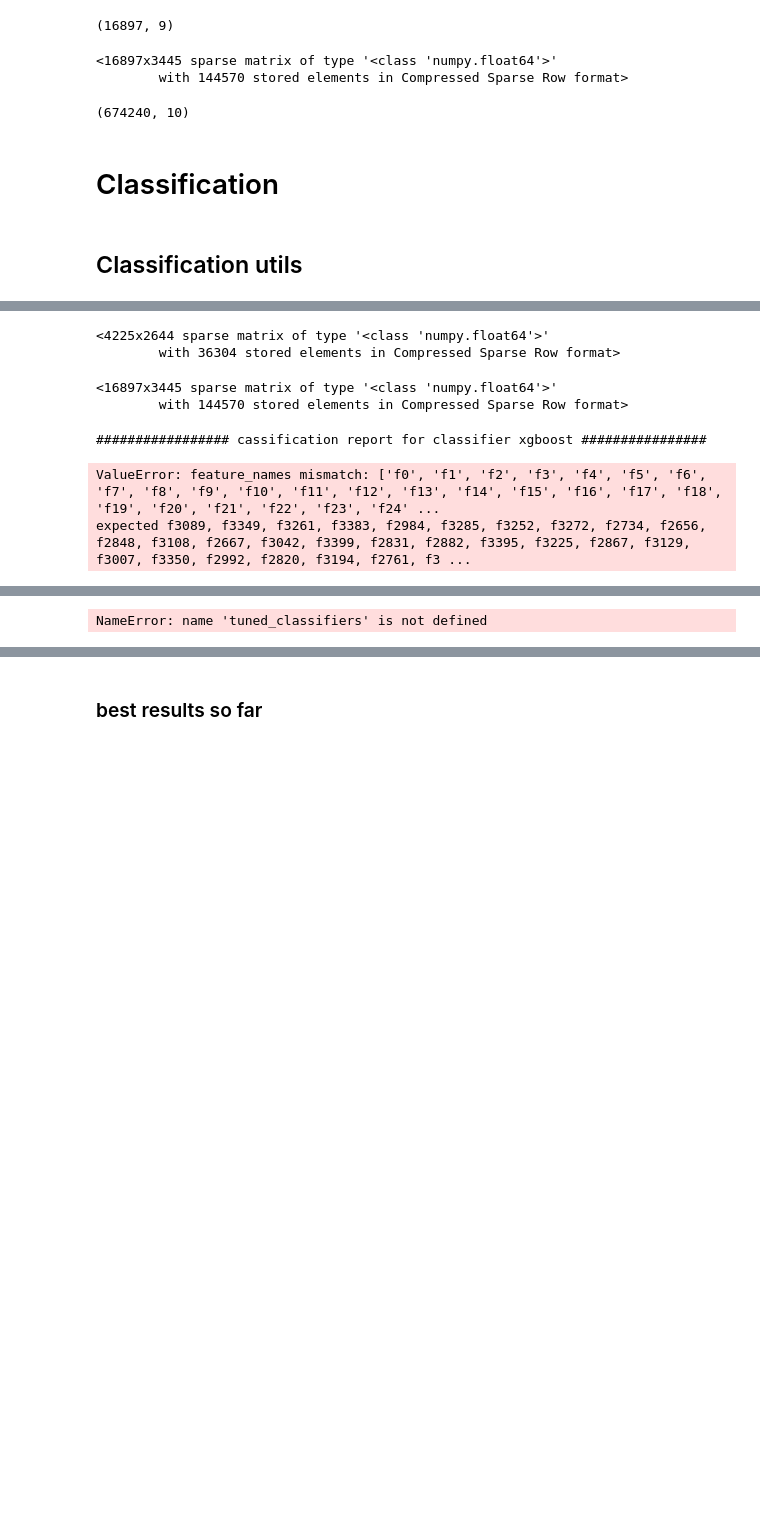
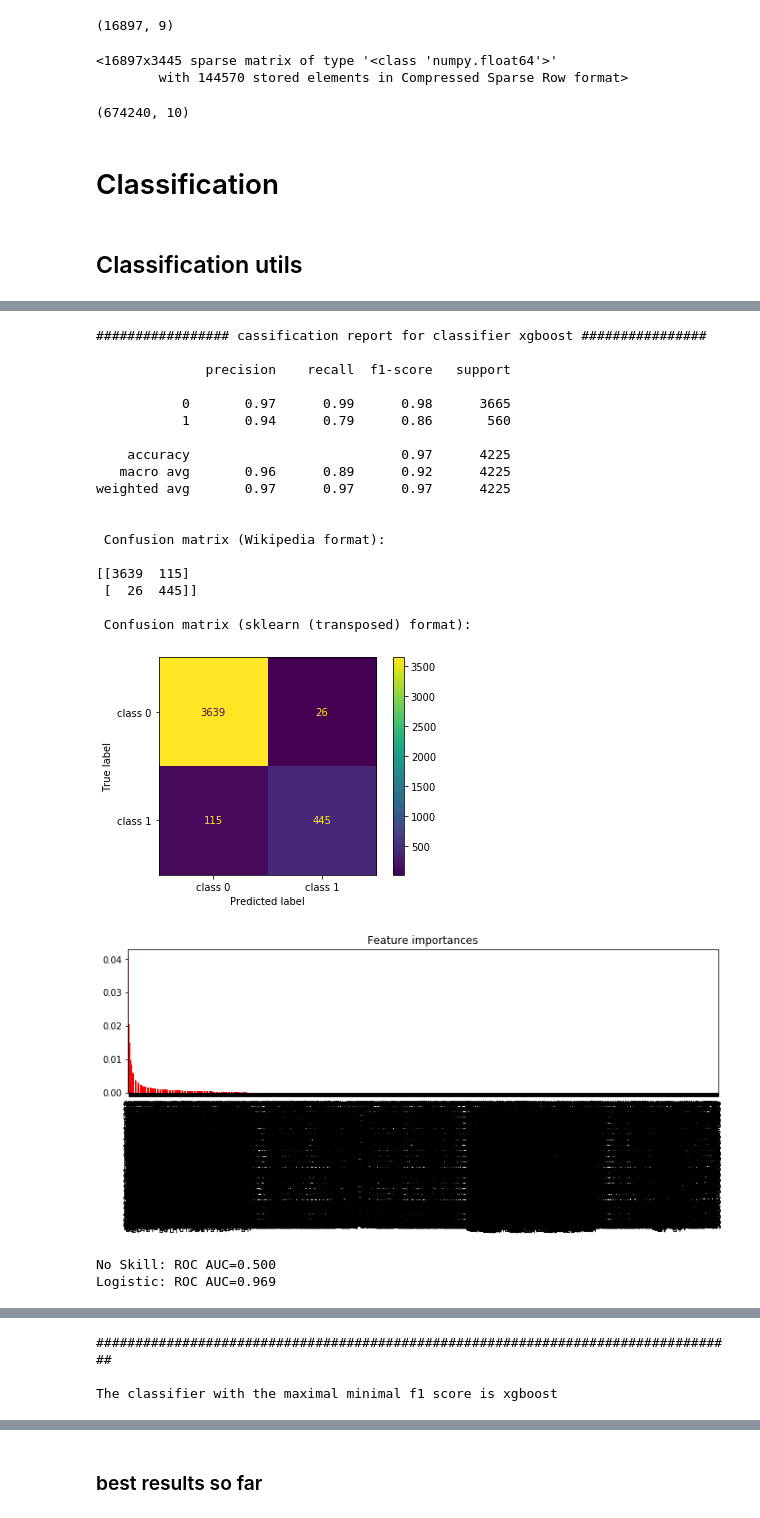
Before and after one commit to matanma/ML, a Jupyter notebook: WinWard/WinWard.ipynb, the cells around one changed output, grey strips where cells are left out. Drawn from its saved outputs; the diff is of its cells as text; code cells hidden in the pictures; blank space fills up the shorter version.

Commit message:
generated submission. Before last (?) cleaning.

```diff
--- a/WinWard/WinWard.ipynb
+++ b/WinWard/WinWard.ipynb
@@ -705,9 +760,11 @@ OneHotEncoder(handle_unknown='ignore')
+# %%
+dtype = pd.SparseDtype(float, fill_value=0)
+features_df_train_orig_sparse = features_df_train_orig.astype(dtype).sparse.to_coo().tocsr()
 # %%
-features_df_train, features_df_test, y_train, y_test = train_test_split(features_df, labels_df, test_size = 0.2)
-features_df_test.drop(['type', 'label'], axis=1)
-dtype = pd.SparseDtype(float, fill_value=0)
+#Train test split for cross validation
+features_df_train, features_df_test, y_train, y_test = train_test_split(features_df_train_orig, labels_df_train_orig,
+                                                                        test_size = 0.2)
+
+
 features_df_train_sparse = features_df_train.astype(dtype).sparse.to_coo().tocsr()
 features_df_test_sparse = features_df_test.astype(dtype).sparse.to_coo().tocsr()
-#Also - full train set for submission
-features_df_full_sparse = features_df.astype(dtype).sparse.to_coo().tocsr()
-labels_df_full = labels_df
@@ -873,16 +908,16 @@ classifiers_dict = {
                     ),
 
     'xgboost' : ClassifierContainer( xgb.XGBClassifier(),
-                           [{ 'reg_lambda' : [10, 30, 100, 300],
-                              'max_depth': [ 30, 40],
+                           [{ 'reg_lambda' : [ 30, 100, 300, 500],
+                              'max_depth': [  40, 50],
                               'n_estimators' : [ 1500, 2000, 2500],
                               'n_jobs' : [-1]
                                }
                            ],
-                             [{ 'reg_lambda' : [ 10 ],
-                                'max_depth': [ 20],
+                             [{ 'reg_lambda' : [ 100 ],
+                                'max_depth': [ 30],
                                'n_jobs' : [-1],
-                               'n_estimators' :[1500]
+                               'n_estimators' :[2000]
                                }
                            ],
                              [{ 'reg_lambda' : [ 30 ],
@@ -936,8 +987,8 @@ list_to_tune = 'long'
 classifier_dict_to_use = classifiers_dict #classifiers_dict_smote_pipeline
 tuned_classifiers = {}
 
-train_X =  features_df_train_sparse # features_df_full_sparse
-train_y =   labels_df_train        # labels_df_full
+train_X =   features_df_train_orig_sparse #features_df_train_sparse #
+train_y =   labels_df_train_orig # y_train        #
 
 for clfname in classifier_dict_to_use:
     print( "\n ############## Tuning meta parameters for classifier {} ########### \n".format(clfname))
@@ -1006,41 +1053,51 @@ Grid scores on development set:
-# %%
-features_df_test_sparse
-# %% [output]
-<4225x2644 sparse matrix of type '<class 'numpy.float64'>'
-        with 36304 stored elements in Compressed Sparse Row format>
-# %%
-features_df_train_sparse
-# %% [output]
-<16897x3445 sparse matrix of type '<class 'numpy.float64'>'
-        with 144570 stored elements in Compressed Sparse Row format>
 # %%
 #Summarize the performance of each of the tuned classifiers, and find the one with max-min F1 score.
+
 
 f1_per_clf = {}
 curr_figsize = plt.rcParams['figure.figsize']
 for clfname in tuned_classifiers:
     print()
     print( "\n################# cassification report for classifier {} ################\n".format(clfname))
     clf = tuned_classifiers[clfname]
     y_true, y_pred = y_test, clf.predict(features_df_test_sparse)
     print( classification_report(y_true, y_pred) )
     print("\n Confusion matrix (Wikipedia format):\n")
     print(confusion_matrix(y_true, y_pred, labels=[0,1]).T)
     print("\n Confusion matrix (sklearn (transposed) format):\n")
-    plot_confusion_matrix(clf, X_test_scaled, y_true, display_labels=['class 0', 'class 1'], values_format='.0f')
+    plot_confusion_matrix(clf, features_df_test_sparse, y_true, display_labels=['class 0', 'class 1'], values_format='.0f')
     plt.show()
     if hasattr(clf, 'feature_importances_'):
-        plot_features_importances( clf.feature_importances_, X_train.columns)
+        plot_features_importances( clf.feature_importances_, features_df_train.columns)
     else:
         print("Can't produce feature importance for classifier {}".format(clfname))
-    plot_roc_curve(clf, X_test_scaled, y_test)
+    plot_roc_curve(clf, features_df_test_sparse, y_test)
     f1_per_clf[clfname] = f1_score(y_true, y_pred, average=None)[1]
     print("\n##################################################################################\n")
 
 sorted_clfnames_by_scores = [k for k, v in sorted(f1_per_clf.items(), key=lambda item: item[1])]
 best_classifier = tuned_classifiers[sorted_clfnames_by_scores[-1]]
 print("The classifier with the maximal minimal f1 score is {}".format(sorted_clfnames_by_scores[-1]))
 # %% [output]
 ################# cassification report for classifier xgboost ################
+
+              precision    recall  f1-score   support
+
+           0       0.97      0.99      0.98      3665
+           1       0.94      0.79      0.86       560
+
+    accuracy                           0.97      4225
+   macro avg       0.96      0.89      0.92      4225
+weighted avg       0.97      0.97      0.97      4225
+
+
+ Confusion matrix (Wikipedia format):
+
+[[3639  115]
+ [  26  445]]
+
+ Confusion matrix (sklearn (transposed) format):
+[figure, added]
+[figure, added]
-ValueError: feature_names mismatch: ['f0', 'f1', 'f2', 'f3', 'f4', 'f5', 'f6', 'f7', 'f8', 'f9', 'f10', 'f11', 'f12', 'f13', 'f14', 'f15', 'f16', 'f17', 'f18', 'f19', 'f20', 'f21', 'f22', 'f23', 'f24' ...
-expected f3089, f3349, f3261, f3383, f2984, f3285, f3252, f3272, f2734, f2656, f2848, f3108, f2667, f3042, f3399, f2831, f2882, f3395, f3225, f2867, f3129, f3007, f3350, f2992, f2820, f3194, f2761, f3 ...
+No Skill: ROC AUC=0.500
+Logistic: ROC AUC=0.969
@@ -1047,4 +1105,3 @@ expected f3089, f3349, f3261, f3383, f2984, f3285, f3252, f3272, f2734, f2656, f
+##################################################################################
+
+The classifier with the maximal minimal f1 score is xgboost
-# %%
-training_cleaned.csv
-# %% [output]
-NameError: name 'tuned_classifiers' is not defined
```
Also changed, not shown: parts of 57 cells of this notebook.
